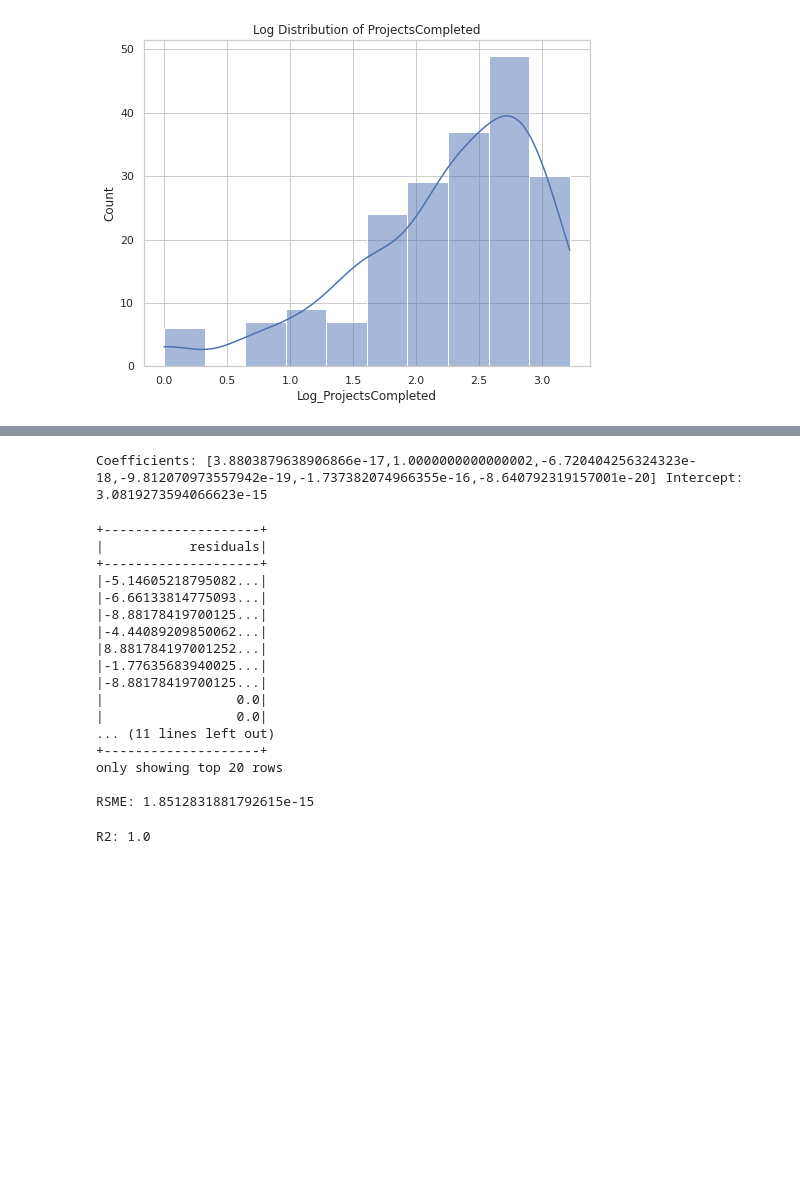
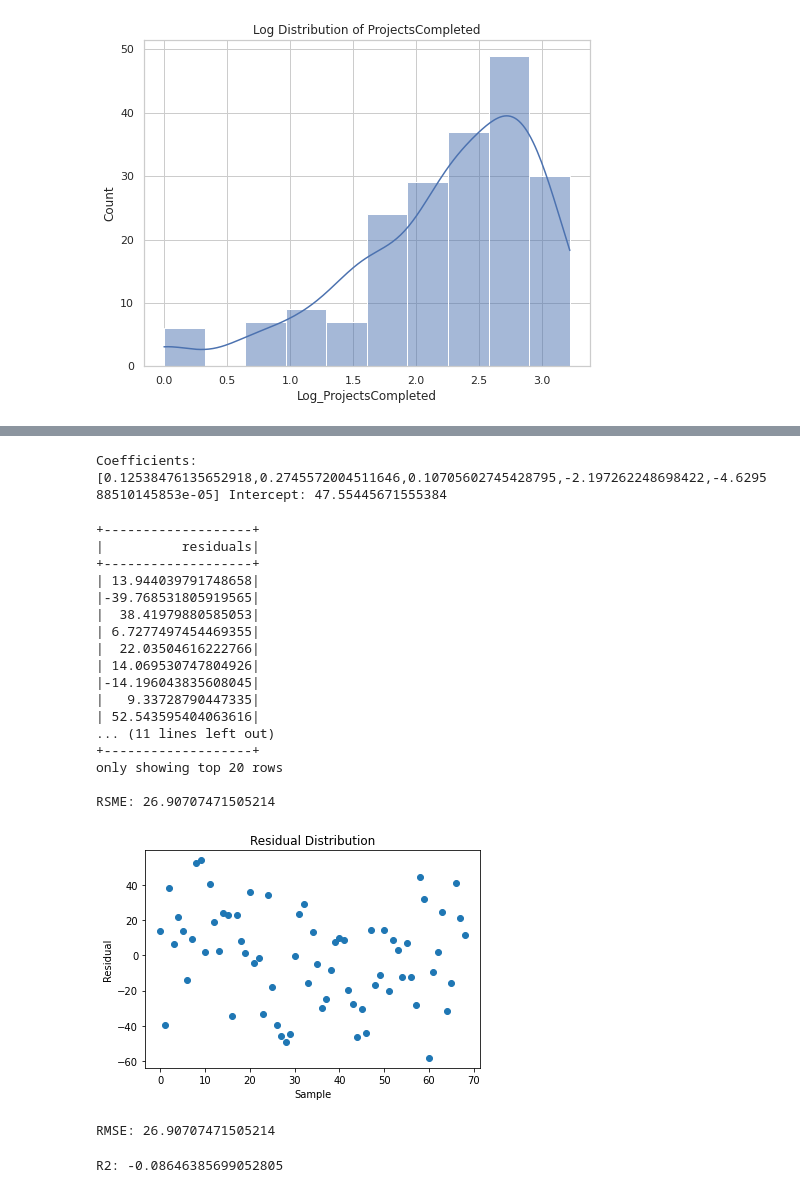
Before and after one commit to hyu737/iteration4, a Jupyter notebook: code.ipynb, the cells around one changed output, grey strips where cells are left out. Cells and saved outputs as stored; diff of their text form; code cells hidden in the pictures; blank space fills up the shorter version.

```diff
--- a/code.ipynb
+++ b/code.ipynb
@@ -988,0 +1063,2 @@ test_data.describe().show()
+# %%
+train_data,test_data = final_data.randomSplit([0.6,0.4])
@@ -989,5 +1089,5 @@ test_data.describe().show()
 # %%
-lr = LinearRegression(labelCol='ProjectsCompleted')
+lr = LinearRegression(labelCol='SatisfactionRate(%)')
 # %%
 lrModel = lr.fit(train_data)
 # %% [output]
@@ -995,7 +1098,7 @@ lrModel = lr.fit(train_data)
 # %%
 print("Coefficients: {} Intercept: {}".format(lrModel.coefficients,lrModel.intercept))
 # %% [output]
-Coefficients: [3.8803879638906866e-17,1.0000000000000002,-6.720404256324323e-18,-9.812070973557942e-19,-1.737382074966355e-16,-8.640792319157001e-20] Intercept: 3.0819273594066623e-15
+Coefficients: [0.12538476135652918,0.2745572004511646,0.10705602745428795,-2.197262248698422,-4.629588510145853e-05] Intercept: 47.55445671555384
 # %%
 test_results = lrModel.evaluate(test_data)
 # %%
@@ -1003,27 +1106,43 @@ test_results.residuals.show()
 
 print("RSME: {}".format(test_results.rootMeanSquaredError))
 # %% [output]
-+--------------------+
-|           residuals|
-+--------------------+
-|-5.14605218795082...|
-|-6.66133814775093...|
-|-8.88178419700125...|
-|-4.44089209850062...|
-|8.881784197001252...|
-|-1.77635683940025...|
-|-8.88178419700125...|
-|                 0.0|
-|                 0.0|
++-------------------+
+|          residuals|
++-------------------+
+| 13.944039791748658|
+|-39.768531805919565|
+|  38.41979880585053|
+| 6.7277497454469355|
+|  22.03504616222766|
+| 14.069530747804926|
+|-14.196043835608045|
+|   9.33728790447335|
+| 52.543595404063616|
 ... (11 lines left out)
-+--------------------+
++-------------------+
 only showing top 20 rows
 
-RSME: 1.8512831881792615e-15
+RSME: 26.90707471505214
+# %%
+import matplotlib.pyplot as plt
+
+residuals = test_results.residuals.toPandas()
+
+plt.scatter(range(residuals.shape[0]), residuals)
+plt.xlabel("Sample")
+plt.ylabel("Residual")
+plt.title("Residual Distribution")
+plt.show()
+# %% [output]
+[figure, added]
+# %%
+print("RMSE: {}".format(test_results.rootMeanSquaredError))
+# %% [output]
+RMSE: 26.90707471505214
 # %%
 print("R2: {}".format(test_results.r2))
 # %% [output]
-R2: 1.0
+R2: -0.08646385699052805
 # %%
 final_data.describe().show()
 # %% [output]
```
Also changed, not shown: parts of 12 cells of this notebook.
